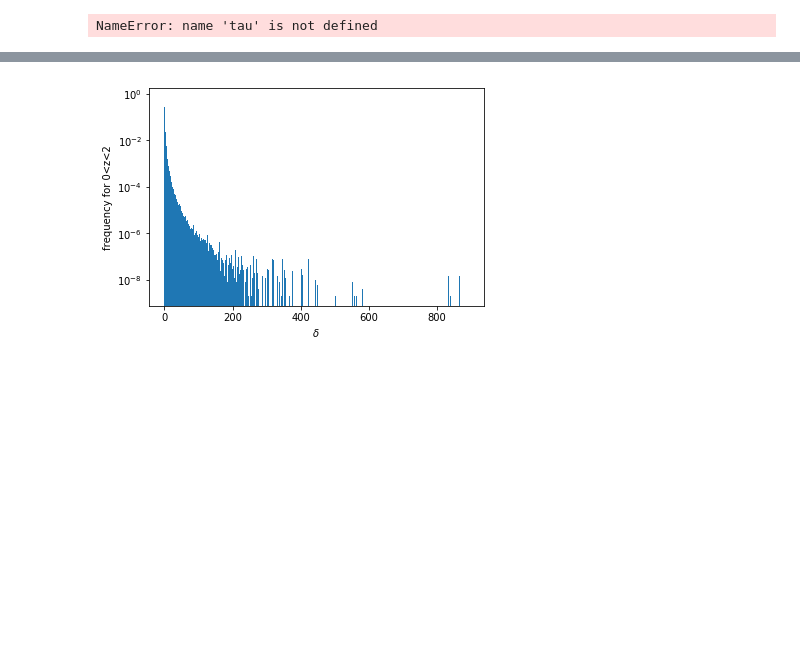
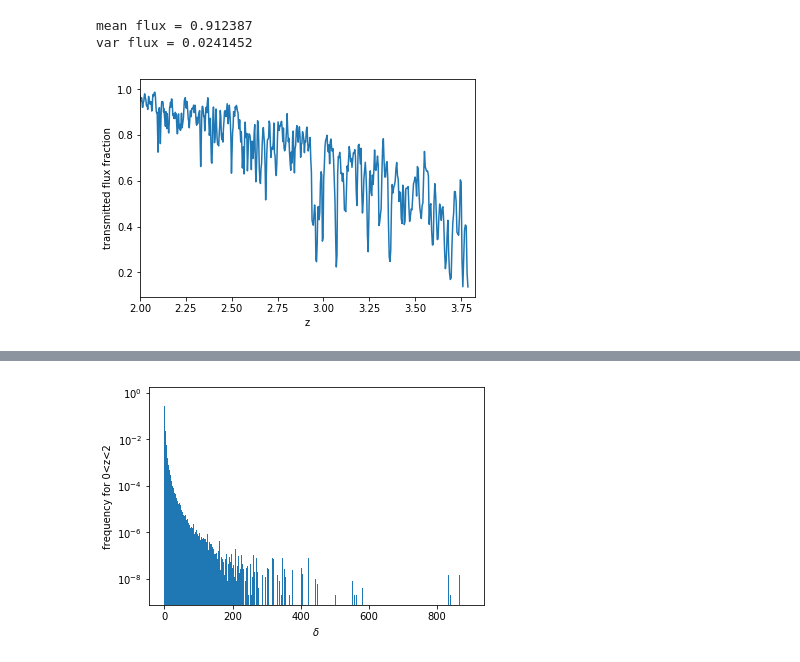
Before and after one commit to igmhub/LyaCoLoRe, a Jupyter notebook: example_scripts/read_skewers_lya.ipynb, the cells around one changed output, grey strips where cells are left out. Saved outputs shown, nothing was run; the diff lists cells and outputs as text; code cells hidden in the pictures; blank space fills up the shorter version.

```diff
--- a/example_scripts/read_skewers_lya.ipynb
+++ b/example_scripts/read_skewers_lya.ipynb
@@ -89,14 +92,18 @@ NameError: name 'mock' is not defined
 # %%
 #Convert from optical depth to transmitted flux fraction
 flux = np.exp(-tau)
 print('mean flux =', np.mean(flux))
 print('var flux =', np.var(flux))
 plt.figure()
 plt.plot(z,flux)
 plt.xlabel('z')
 plt.ylabel('transmitted flux fraction')
+plt.xlim(2,1.01*max(z))
+print(" ")
 plt.show()
 # %% [output]
-NameError: name 'tau' is not defined
+mean flux = 0.912387
+var flux = 0.0241452
+[figure, added]
 # %%
 #Show a test skewer spectrum
```
Also changed, not shown: parts of 11 cells of this notebook, 12 other files.
